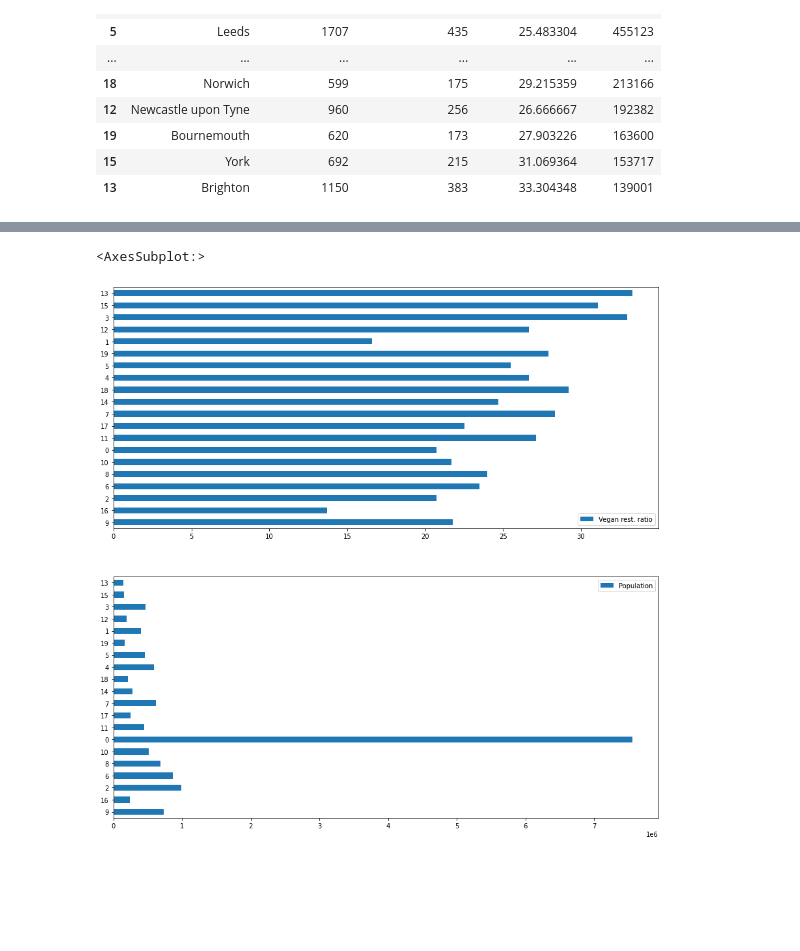
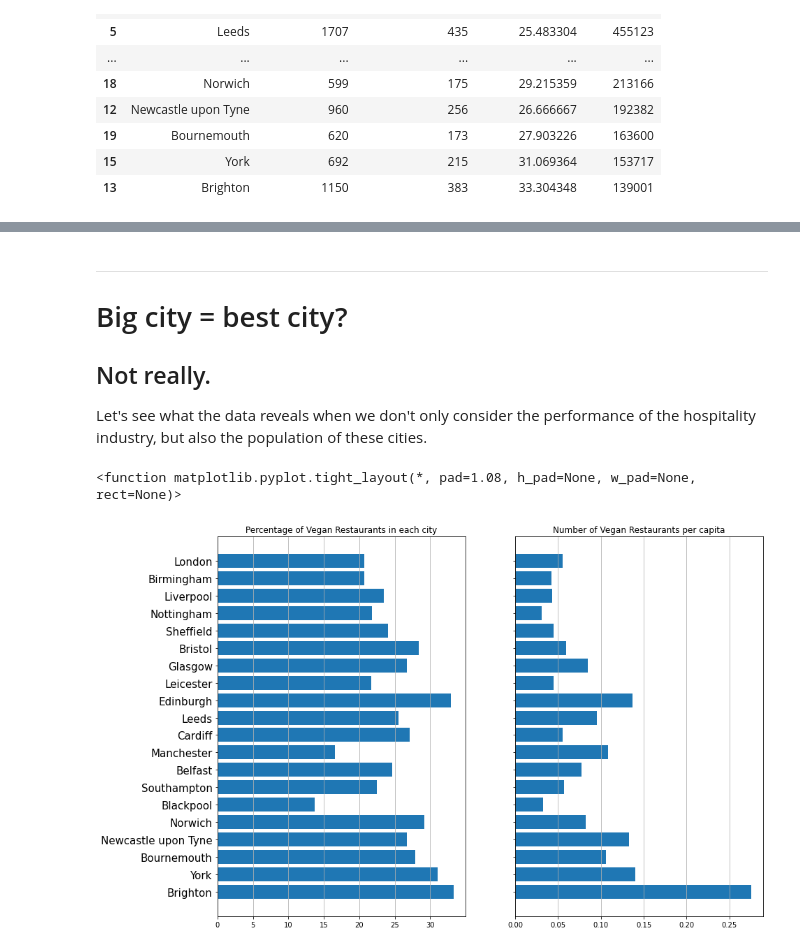
Before and after one commit to juditjegaszabo/Trip_Advisor_Project, a Jupyter notebook: analysis.ipynb, the cells around one changed output, grey strips where cells are left out. Cells and saved outputs as stored; diff of their text form; code cells hidden in the pictures; blank space fills up the shorter version.

```diff
--- a/analysis.ipynb
+++ b/analysis.ipynb
@@ -188,5 +210,7 @@ newdf.sort_values(by=['Population'], ascending=False)
 So how do these cities fare when we consider not the vegan to non-vegan restaurant ratio, but rather the distribution of vegan restaurants per capita?
 # %%
-newdf['true_vegan_ratio'] = newdf['Vegan restaurants'] / newdf['Population'] *100
-newdf.sort_values(by=['true_vegan_ratio'], ascending=False)
+#Create new column and sort dataframe
+
+newdf['True_vegan_ratio'] = newdf['Vegan restaurants'] / newdf['Population'] *100
+newdf.sort_values(by=['True_vegan_ratio'], ascending=False)
 # %% [output]
@@ -212,12 +247,32 @@ newdf.sort_values(by=['true_vegan_ratio'], ascending=False)
+# %% [markdown]
+---
+
+# Big city = best city?
+
+## Not really.
+
+Let's see what the data reveals when we don't only consider the performance of the hospitality industry, but also the population of these cities.
 # %%
-fig, axes = plt.subplots(nrows=2, ncols=1, figsize=(15,15))
+# Sort data by population
+sorted_data = newdf.sort_values(by='Population')
 
-newdf.sort_values(by=['true_vegan_ratio'], ascending=True)[['City', 'Vegan rest. ratio']].plot(ax=axes[0], kind='barh')
+plt.figure(figsize=(14,10))
 
+# First plot - shows the Vegan restaurants in relation to all restaurants in each city
+ax1 = plt.subplot(1,2,1)
+plt.barh(sorted_data['City'], sorted_data['Vegan rest. ratio'])
+plt.title('Percentage of Vegan Restaurants in each city')
+plt.grid(axis='x')
+plt.yticks(fontsize=15)
 
-newdf.sort_values(by=['true_vegan_ratio'], ascending=True)[['City', 'Population']].plot(ax=axes[1], kind='barh')
-# df[["a","b"]].plot(ax=axes[0], kind='bar')
-# df[["c", "d"]].plot(ax=axes[1], kind='bar');
+# Second plot - shows the percentage of vegan restaurants in relation to population in each city
+ax2 = plt.subplot(1,2,2)
+plt.barh(sorted_data['City'], sorted_data['True_vegan_ratio'])
+plt.title('Number of Vegan Restaurants per capita')
+plt.grid(axis='x')
+plt.setp(ax2.get_yticklabels(), visible=False)
+
+plt.tight_layout
 # %% [output]
-<AxesSubplot:>
+<function matplotlib.pyplot.tight_layout(*, pad=1.08, h_pad=None, w_pad=None, rect=None)>
-[figure, old version]
+[figure, new version]
```
Also changed, not shown: parts of 19 cells of this notebook.
